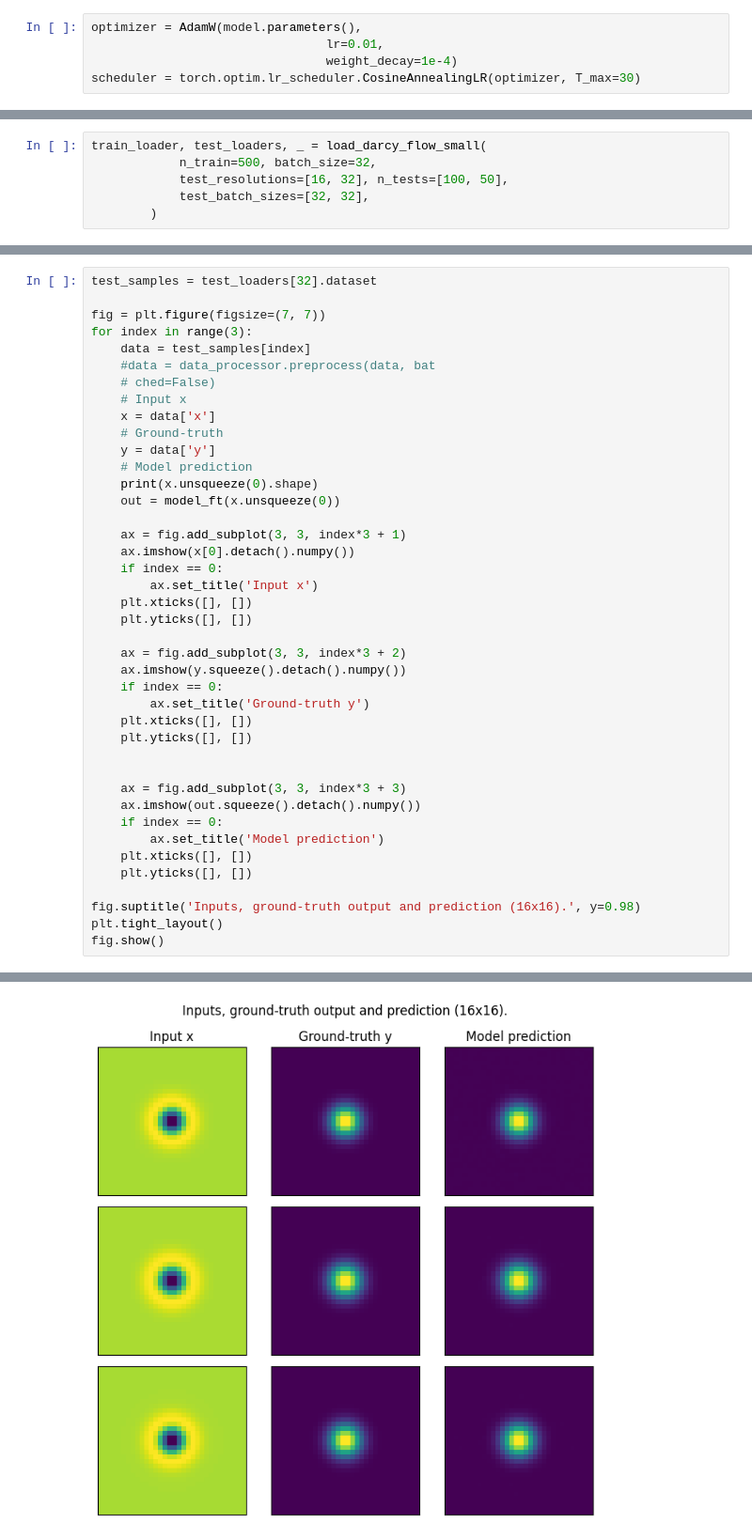
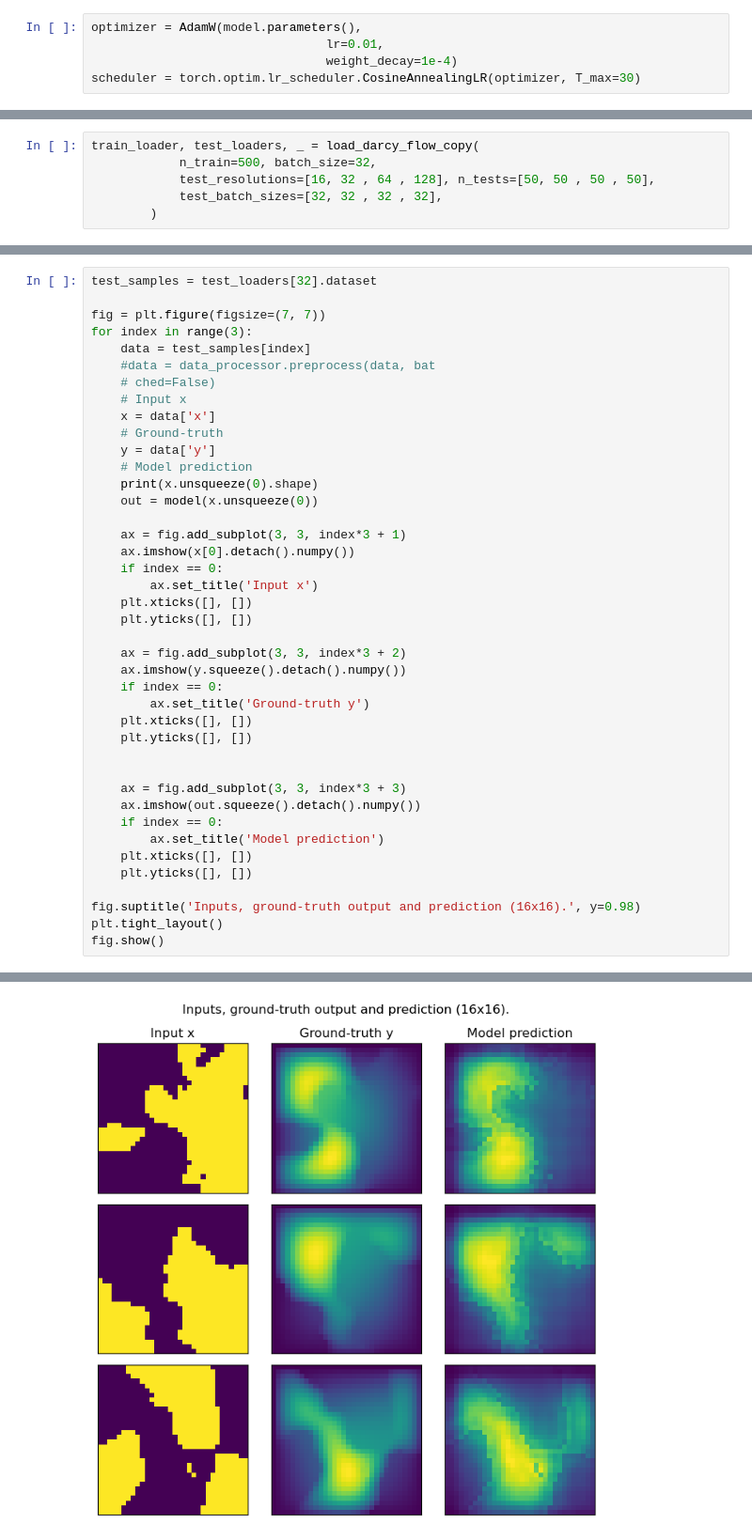
Before and after one commit to Mohammed-khlifi/NeuralPDE-Solver, a Jupyter notebook: FNO.ipynb, the cells around one changed output, grey strips where cells are left out. Shown at 94% size. Drawn from its saved outputs; the diff is of its cells as text.

```diff
--- a/FNO.ipynb
+++ b/FNO.ipynb
@@ -673,9 +381,9 @@ train_loaders , test_loaders = Train_Test_loaders(resolution=32, p_min=5, p_max=
 train_loader = train_loaders[32]
 test_loader = test_loaders[32]
 # %%
-train_loader, test_loaders, _ = load_darcy_flow_small(
+train_loader, test_loaders, _ = load_darcy_flow_copy(
             n_train=500, batch_size=32,
-            test_resolutions=[16, 32], n_tests=[100, 50],
-            test_batch_sizes=[32, 32],
+            test_resolutions=[16, 32 , 64 , 128], n_tests=[50, 50 , 50 , 50],
+            test_batch_sizes=[32, 32 , 32 , 32],
         )
 # %% [output]
@@ -751,35 +450,35 @@ for index in range(3):
     y = data['y']
     # Model prediction
     print(x.unsqueeze(0).shape)
-    out = model_ft(x.unsqueeze(0))
+    out = model(x.unsqueeze(0))
 
     ax = fig.add_subplot(3, 3, index*3 + 1)
     ax.imshow(x[0].detach().numpy())
     if index == 0:
         ax.set_title('Input x')
     plt.xticks([], [])
     plt.yticks([], [])
 
     ax = fig.add_subplot(3, 3, index*3 + 2)
     ax.imshow(y.squeeze().detach().numpy())
     if index == 0:
         ax.set_title('Ground-truth y')
     plt.xticks([], [])
     plt.yticks([], [])
 
 
     ax = fig.add_subplot(3, 3, index*3 + 3)
     ax.imshow(out.squeeze().detach().numpy())
     if index == 0:
         ax.set_title('Model prediction')
     plt.xticks([], [])
     plt.yticks([], [])
 
 fig.suptitle('Inputs, ground-truth output and prediction (16x16).', y=0.98)
 plt.tight_layout()
 fig.show()
 # %% [output]
 torch.Size([1, 1, 32, 32])
 torch.Size([1, 1, 32, 32])
 torch.Size([1, 1, 32, 32])
-[figure, old version]
+[figure, new version]
```
Also changed, not shown: parts of 34 cells of this notebook, 29 other files.
